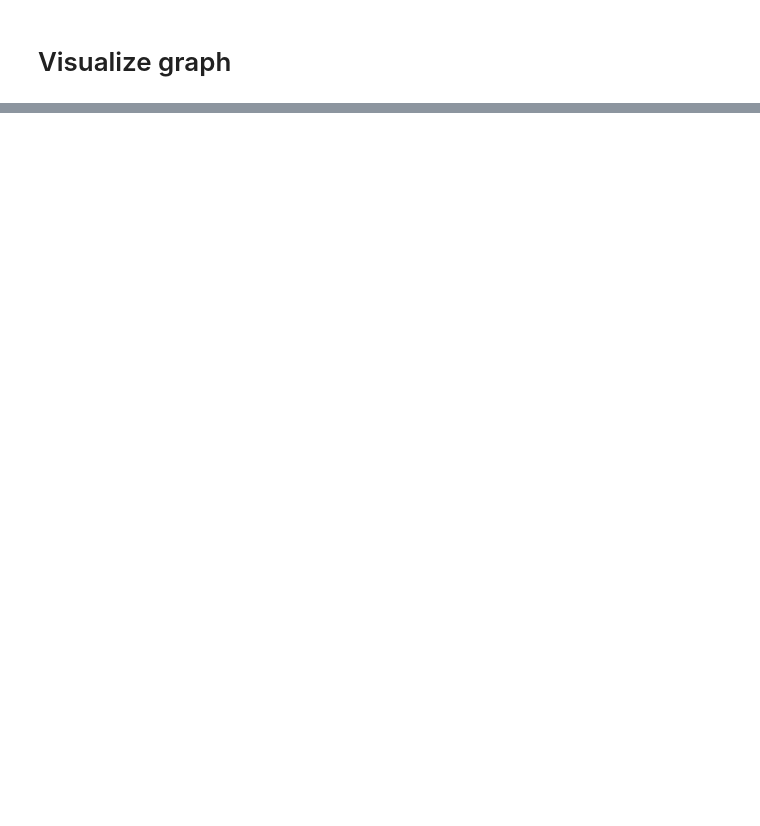
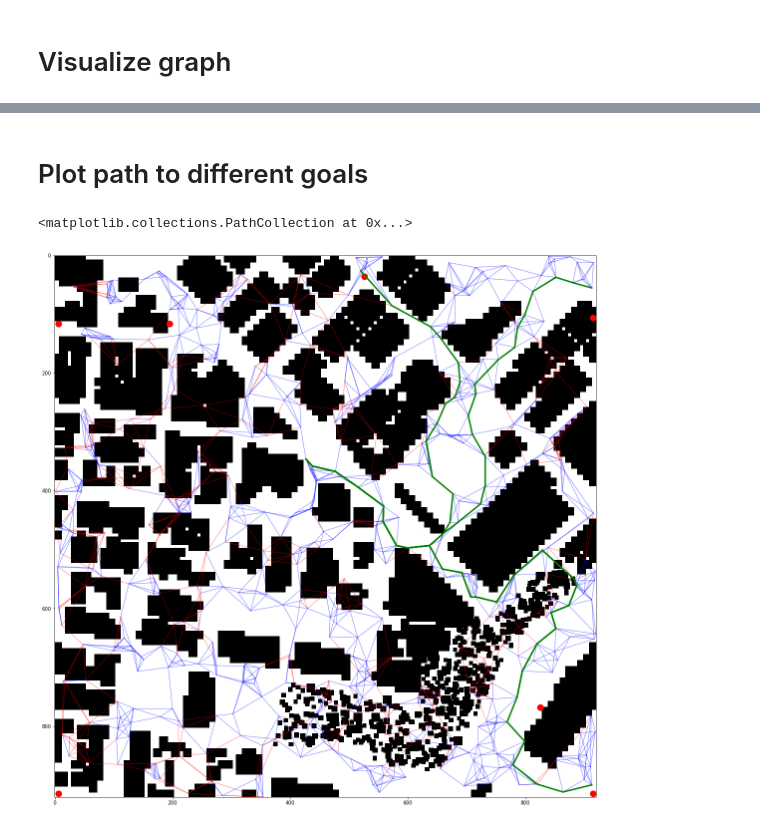
Before and after one commit to tomek-l/FCND-Motion-Planning, a Jupyter notebook: Planning Pipeline.ipynb, the cells around one changed output, grey strips where cells are left out. Saved outputs shown, nothing was run; the diff lists cells and outputs as text; code cells hidden in the pictures; blank space fills up the shorter version.

```diff
--- a/Planning Pipeline.ipynb
+++ b/Planning Pipeline.ipynb
@@ -220,0 +366,31 @@ array([[  30,  -18,    5],
+# %% [markdown]
+# Plot path to different goals
+# %%
+plt.figure(figsize=(20,20))
+
+plt.imshow(grid, cmap='gray_r')
+
+for (n1, n2) in graph.edges:
+
+    color = 'blue' if (n1, n2) in pruned_graph.edges else 'red'
+    plt.plot([n1[1]-offset_y, n2[1]-offset_y],
+             [n1[0]-offset_x, n2[0]-offset_x],
+             color,
+             linewidth=1,
+             alpha=0.5)
+
+for path in paths:
+    for i in range(0, len(path)-1):
+        plt.plot(
+            [path[i+1][1]-offset_y, path[i][1]-offset_y],
+            [path[i+1][0]-offset_x, path[i][0]-offset_x],
+            'green',
+            linewidth=3,
+            alpha=1
+        )
+
+
+plt.scatter(goals_pos[:,1], goals_pos[:,0], c='red', s=150)
+# %% [output]
+<matplotlib.collections.PathCollection at 0x...>
+[figure, added]
```
Also changed, not shown: parts of 30 cells of this notebook, 1 other file.
